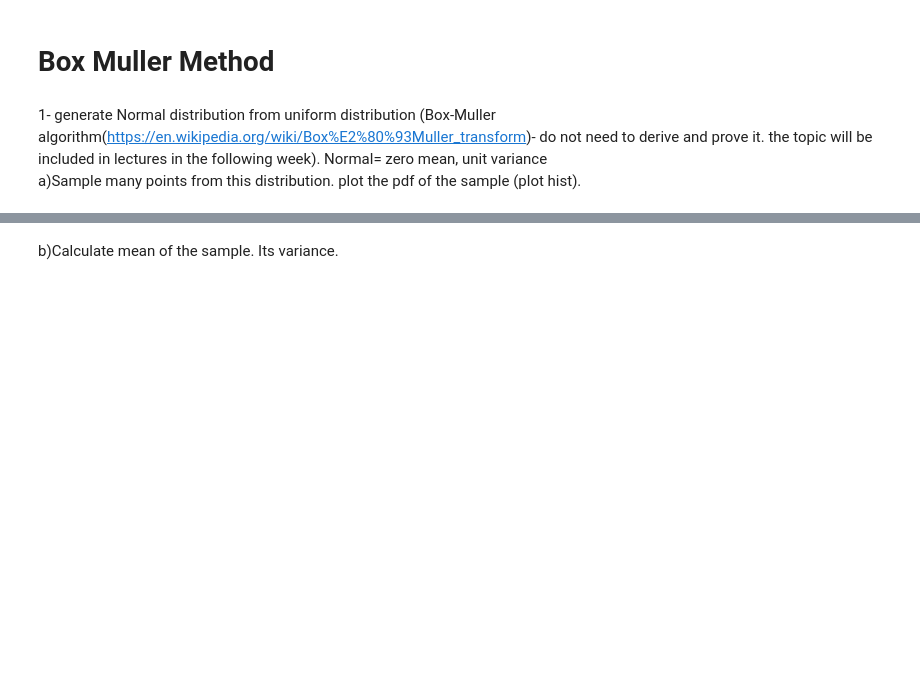
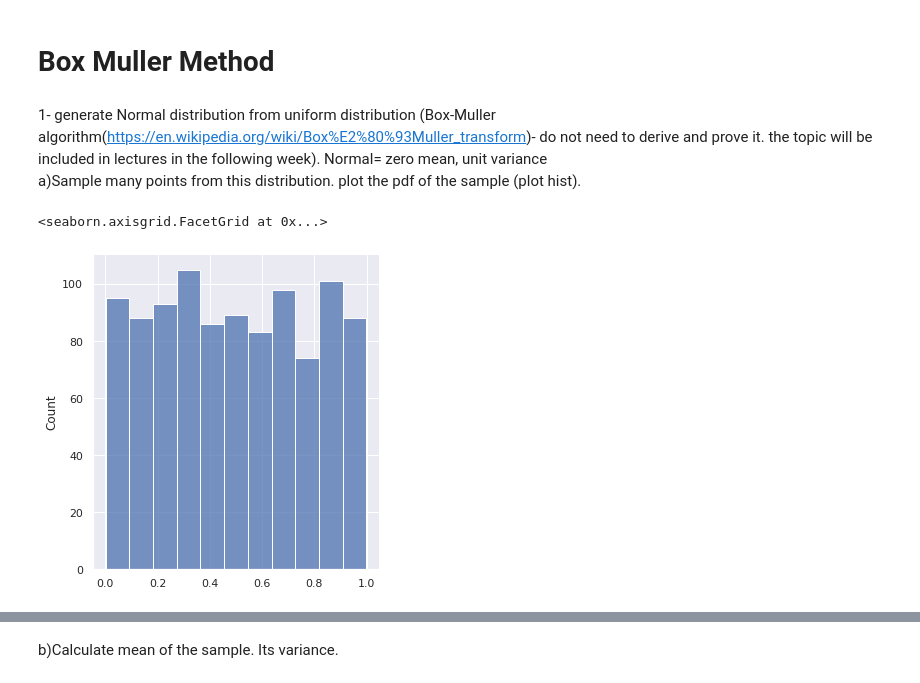
Before and after one commit to SBUDataAnalysis/hw2-MohiMozaffari, a Jupyter notebook: Data_Analysis_HW1.ipynb, the cells around one changed output, grey strips where cells are left out. Cells and saved outputs as stored; diff of their text form; code cells hidden in the pictures; blank space fills up the shorter version.

```diff
--- a/Data_Analysis_HW1.ipynb
+++ b/Data_Analysis_HW1.ipynb
@@ -235,0 +241,6 @@ a)Sample many points from this distribution. plot the pdf of the sample (plot hi
+# %%
+ran = np.random.uniform(0, 1, 1000)
+sns.displot(ran)
+# %% [output]
+<seaborn.axisgrid.FacetGrid at 0x...>
+[figure, added]
```
Also changed, not shown: parts of 16 cells of this notebook.
